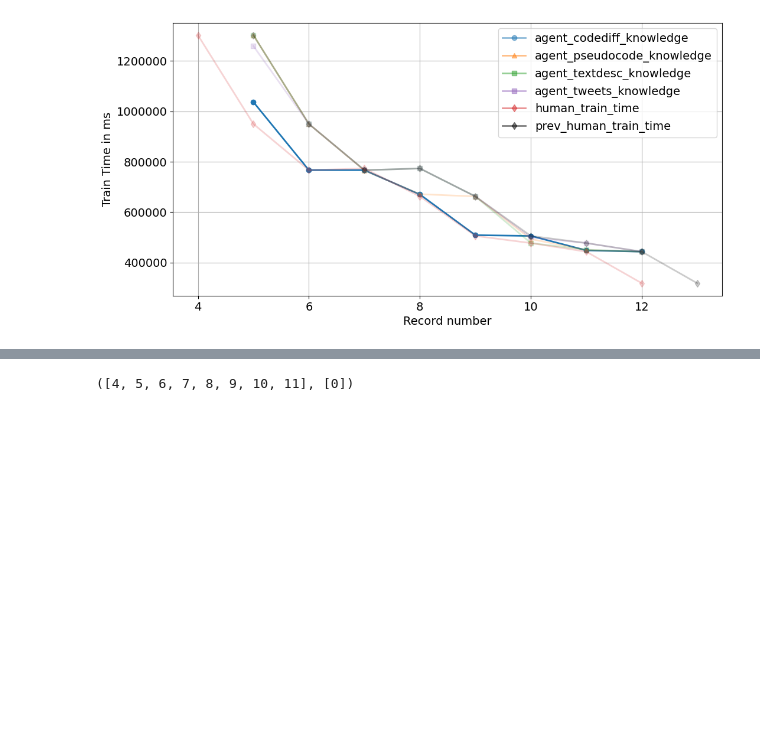
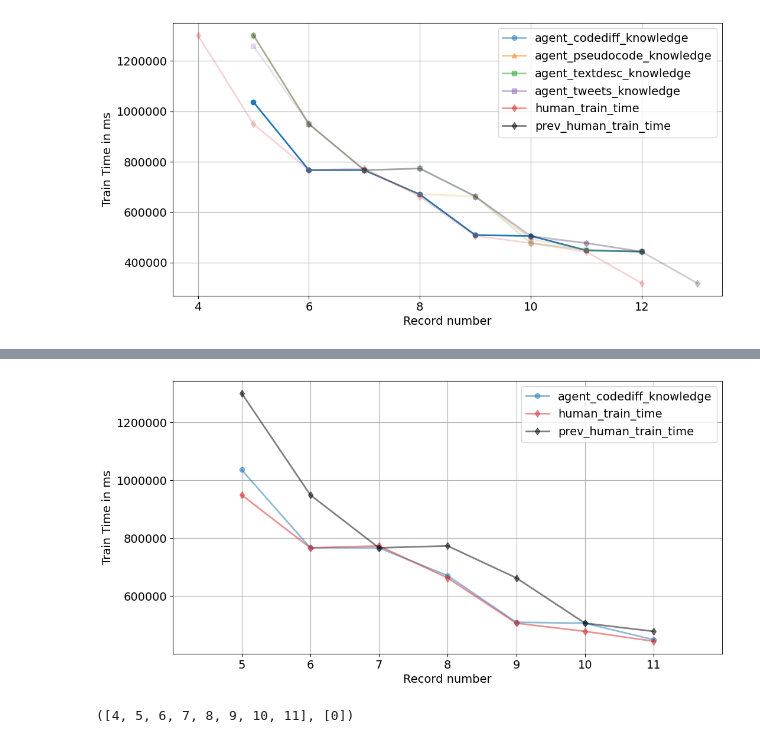
Before and after one commit to facebookresearch/llm-speedrunner, a Jupyter notebook: plot/results-rec-4-11-lev-0-1.ipynb, the cells around one changed output, grey strips where cells are left out. Cells and saved outputs as stored; diff of their text form; code cells hidden in the pictures; blank space fills up the shorter version.

```diff
--- a/results.ipynb
+++ b/plot/results-rec-4-11-lev-0-1.ipynb
@@ -421,3 +465,45 @@ NameError: name 'plt' is not defined
+# %%
+cmap = plt.get_cmap('tab10')
+fig, ax = plt.subplots()
+# Plot all curves with initial alpha=0.5
+ax.plot({k: v for k, v in agent_record.items() if 5 <= k <= 11}.keys(),
+    {k: v for k, v in agent_record.items() if 5 <= k <= 11}.values(),
+    label='agent_codediff_knowledge',
+    color=cmap(0), linestyle='-', marker='o', linewidth=2, alpha=0.5)
+# ax.plot({k: v for k, v in agent_l1_record.items() if 5 <= k <= 11}.keys(),
+#     {k: v for k, v in agent_l1_record.items() if 5 <= k <= 11}.values(),
+#     label='agent_pseudocode_knowledge',
+#     color=cmap(1), linestyle='-', marker='^', linewidth=2, alpha=0.5)
+# ax.plot({k: v for k, v in agent_l2_record.items() if 5 <= k <= 11}.keys(),
+#         {k: v for k, v in agent_l2_record.items() if 5 <= k <= 11}.values(),
+#         label='agent_textdesc_knowledge',
+#         color=cmap(2), linestyle='-', marker='s', linewidth=2, alpha=0.5)
+# ax.plot({k: v for k, v in agent_l3_record.items() if 5 <= k <= 11}.keys(),
+#         {k: v for k, v in agent_l3_record.items() if 5 <= k <= 11}.values(),
+#         label='agent_tweets_knowledge',
+#         color=cmap(4), linestyle='-', marker='s', linewidth=2, alpha=0.5)
+ax.set_xlim(4, 12)
+ax.set_xticks(range(5, 12))
+ax.plot({k: v for k, v in human_train_time_dict.items() if 5 <= k <= 11}.keys(),
+    {k: v for k, v in human_train_time_dict.items() if 5 <= k <= 11}.values(),
+    label='human_train_time',
+    color=cmap(3), linestyle='-', marker='d', linewidth=2, alpha=0.5)
+prev_human_train_time_dict = {k + 1: v for k, v in human_train_time_dict.items() if 5 <= k + 1 <= 11}
+ax.plot(prev_human_train_time_dict.keys(), prev_human_train_time_dict.values(),
+    label='prev_human_train_time',
+    color='black', linestyle='-', marker='d', linewidth=2, alpha=0.5)
+ax.set_xlabel('Record number')
+ax.set_ylabel('Train Time in ms')
+ax.grid()
+ax.legend()
+def plain_formatter(x, pos):
+    return f"{x:.0f}"
+ax.xaxis.set_major_formatter(ticker.FuncFormatter(plain_formatter))
+ax.yaxis.set_major_formatter(ticker.FuncFormatter(plain_formatter))
+
+plt.show()
+# %% [output]
+[figure, added]
 # %%
 for key, value in results.items():
     metrics = gather_metrics(
```
Also changed, not shown: parts of 7 cells of this notebook.
